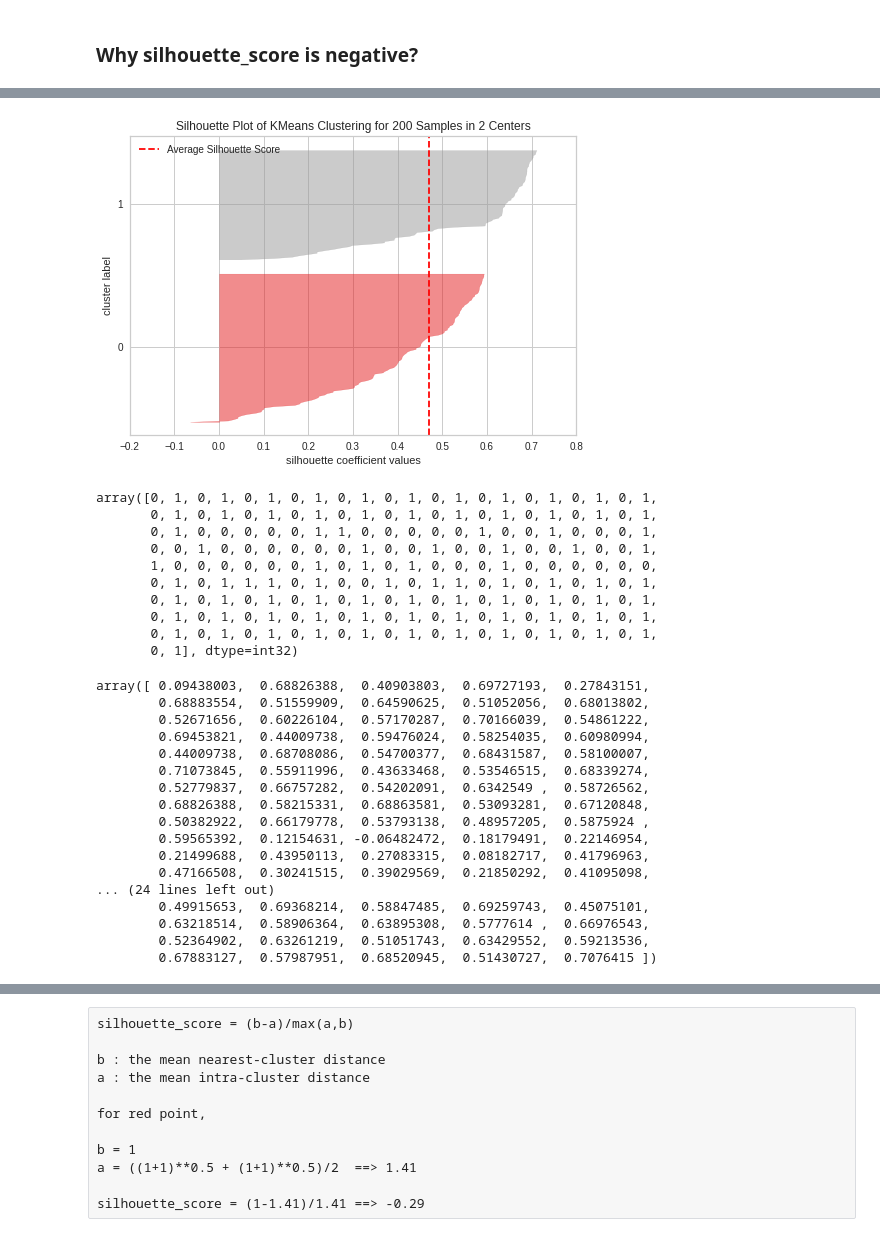
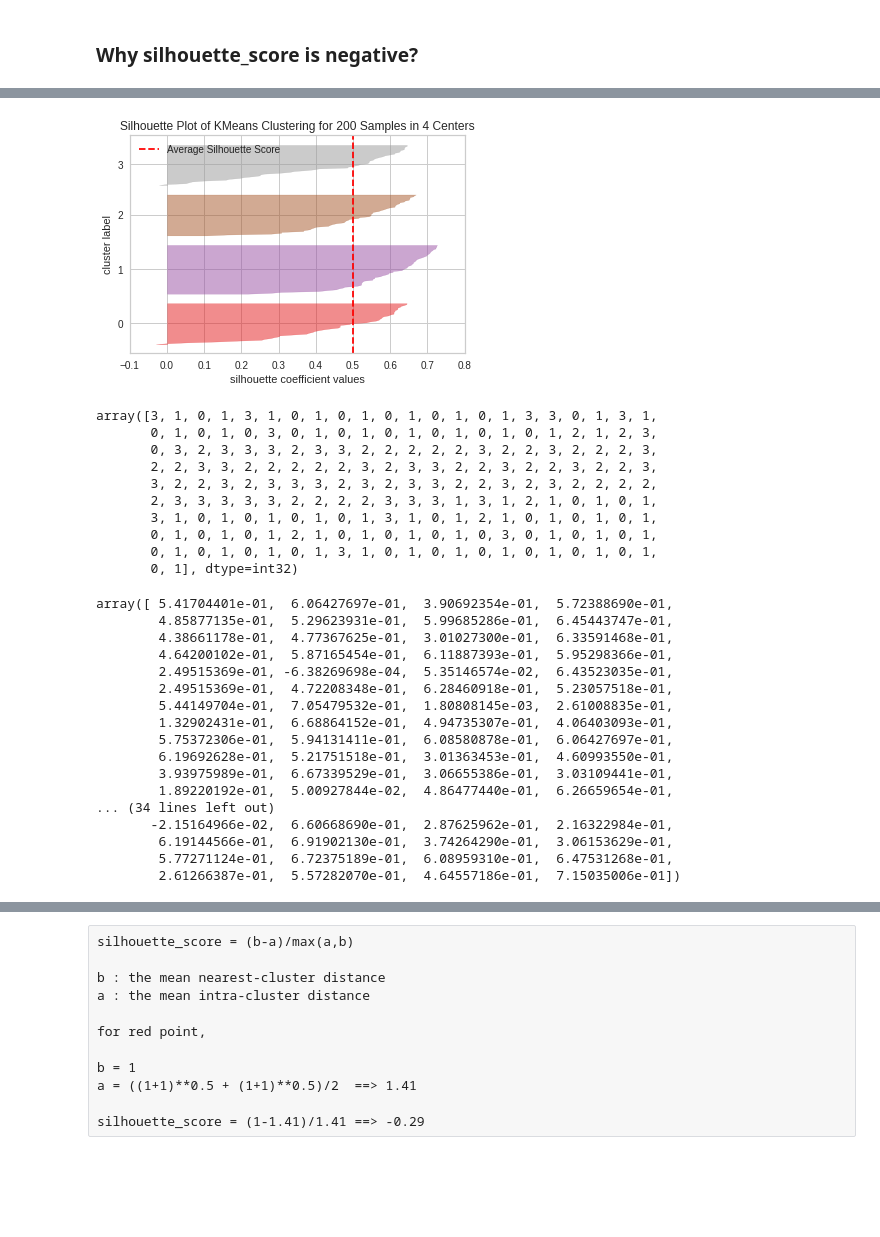
Before and after one commit to simsekibrahim/Cluestering_Analysis_Customers_Segmentation_Project, a Jupyter notebook: Cluestering_Analysis_Customers_Segmentation_Project.ipynb, the cells around one changed output, grey strips where cells are left out. Drawn from its saved outputs; the diff is of its cells as text; code cells hidden in the pictures; blank space fills up the shorter version.

```diff
--- a/Cluestering_Analysis_Customers_Segmentation_Project.ipynb
+++ b/Cluestering_Analysis_Customers_Segmentation_Project.ipynb
@@ -513,46 +534,46 @@ For n_clusters=8, the silhouette score is 0.43215030177487107
 # %%
 from yellowbrick.cluster import SilhouetteVisualizer
 
-model3 = KMeans(n_clusters=2)
+model3 = KMeans(n_clusters=4)
 visualizer = SilhouetteVisualizer(model3)
 
 visualizer.fit(X)
 visualizer.poof();
 # %% [output]
-[figure, old version]
+[figure, new version]
 # %%
 model3.labels_
 # %% [output]
-array([0, 1, 0, 1, 0, 1, 0, 1, 0, 1, 0, 1, 0, 1, 0, 1, 0, 1, 0, 1, 0, 1,
-       0, 1, 0, 1, 0, 1, 0, 1, 0, 1, 0, 1, 0, 1, 0, 1, 0, 1, 0, 1, 0, 1,
-       0, 1, 0, 0, 0, 0, 0, 1, 1, 0, 0, 0, 0, 0, 1, 0, 0, 1, 0, 0, 0, 1,
-       0, 0, 1, 0, 0, 0, 0, 0, 0, 1, 0, 0, 1, 0, 0, 1, 0, 0, 1, 0, 0, 1,
-       1, 0, 0, 0, 0, 0, 0, 1, 0, 1, 0, 1, 0, 0, 0, 1, 0, 0, 0, 0, 0, 0,
-       0, 1, 0, 1, 1, 1, 0, 1, 0, 0, 1, 0, 1, 1, 0, 1, 0, 1, 0, 1, 0, 1,
-       0, 1, 0, 1, 0, 1, 0, 1, 0, 1, 0, 1, 0, 1, 0, 1, 0, 1, 0, 1, 0, 1,
-       0, 1, 0, 1, 0, 1, 0, 1, 0, 1, 0, 1, 0, 1, 0, 1, 0, 1, 0, 1, 0, 1,
-       0, 1, 0, 1, 0, 1, 0, 1, 0, 1, 0, 1, 0, 1, 0, 1, 0, 1, 0, 1, 0, 1,
+array([3, 1, 0, 1, 3, 1, 0, 1, 0, 1, 0, 1, 0, 1, 0, 1, 3, 3, 0, 1, 3, 1,
+       0, 1, 0, 1, 0, 3, 0, 1, 0, 1, 0, 1, 0, 1, 0, 1, 0, 1, 2, 1, 2, 3,
+       0, 3, 2, 3, 3, 3, 2, 3, 3, 2, 2, 2, 2, 2, 3, 2, 2, 3, 2, 2, 2, 3,
+       2, 2, 3, 3, 2, 2, 2, 2, 2, 3, 2, 3, 3, 2, 2, 3, 2, 2, 3, 2, 2, 3,
+       3, 2, 2, 3, 2, 3, 3, 3, 2, 3, 2, 3, 3, 2, 2, 3, 2, 3, 2, 2, 2, 2,
+       2, 3, 3, 3, 3, 3, 2, 2, 2, 2, 3, 3, 3, 1, 3, 1, 2, 1, 0, 1, 0, 1,
+       3, 1, 0, 1, 0, 1, 0, 1, 0, 1, 3, 1, 0, 1, 2, 1, 0, 1, 0, 1, 0, 1,
+       0, 1, 0, 1, 0, 1, 2, 1, 0, 1, 0, 1, 0, 1, 0, 3, 0, 1, 0, 1, 0, 1,
+       0, 1, 0, 1, 0, 1, 0, 1, 3, 1, 0, 1, 0, 1, 0, 1, 0, 1, 0, 1, 0, 1,
        0, 1], dtype=int32)
 # %%
 visualizer.silhouette_samples_
 # %% [output]
-array([ 0.09438003,  0.68826388,  0.40903803,  0.69727193,  0.27843151,
-        0.68883554,  0.51559909,  0.64590625,  0.51052056,  0.68013802,
-        0.52671656,  0.60226104,  0.57170287,  0.70166039,  0.54861222,
-        0.69453821,  0.44009738,  0.59476024,  0.58254035,  0.60980994,
-        0.44009738,  0.68708086,  0.54700377,  0.68431587,  0.58100007,
-        0.71073845,  0.55911996,  0.43633468,  0.53546515,  0.68339274,
-        0.52779837,  0.66757282,  0.54202091,  0.6342549 ,  0.58726562,
-        0.68826388,  0.58215331,  0.68863581,  0.53093281,  0.67120848,
-        0.50382922,  0.66179778,  0.53793138,  0.48957205,  0.5875924 ,
-        0.59565392,  0.12154631, -0.06482472,  0.18179491,  0.22146954,
-        0.21499688,  0.43950113,  0.27083315,  0.08182717,  0.41796963,
-        0.47166508,  0.30241515,  0.39029569,  0.21850292,  0.41095098,
-... (24 lines left out)
-        0.49915653,  0.69368214,  0.58847485,  0.69259743,  0.45075101,
-        0.63218514,  0.58906364,  0.63895308,  0.5777614 ,  0.66976543,
-        0.52364902,  0.63261219,  0.51051743,  0.63429552,  0.59213536,
-        0.67883127,  0.57987951,  0.68520945,  0.51430727,  0.7076415 ])
+array([ 5.41704401e-01,  6.06427697e-01,  3.90692354e-01,  5.72388690e-01,
+        4.85877135e-01,  5.29623931e-01,  5.99685286e-01,  6.45443747e-01,
+        4.38661178e-01,  4.77367625e-01,  3.01027300e-01,  6.33591468e-01,
+        4.64200102e-01,  5.87165454e-01,  6.11887393e-01,  5.95298366e-01,
+        2.49515369e-01, -6.38269698e-04,  5.35146574e-02,  6.43523035e-01,
+        2.49515369e-01,  4.72208348e-01,  6.28460918e-01,  5.23057518e-01,
+        5.44149704e-01,  7.05479532e-01,  1.80808145e-03,  2.61008835e-01,
+        1.32902431e-01,  6.68864152e-01,  4.94735307e-01,  4.06403093e-01,
+        5.75372306e-01,  5.94131411e-01,  6.08580878e-01,  6.06427697e-01,
+        6.19692628e-01,  5.21751518e-01,  3.01363453e-01,  4.60993550e-01,
+        3.93975989e-01,  6.67339529e-01,  3.06655386e-01,  3.03109441e-01,
+        1.89220192e-01,  5.00927844e-02,  4.86477440e-01,  6.26659654e-01,
+... (34 lines left out)
+       -2.15164966e-02,  6.60668690e-01,  2.87625962e-01,  2.16322984e-01,
+        6.19144566e-01,  6.91902130e-01,  3.74264290e-01,  3.06153629e-01,
+        5.77271124e-01,  6.72375189e-01,  6.08959310e-01,  6.47531268e-01,
+        2.61266387e-01,  5.57282070e-01,  4.64557186e-01,  7.15035006e-01])
 # %%
 labels_0 = (model3.labels_ == 0)
 labels_0
```
Also changed, not shown: parts of 56 cells of this notebook.
